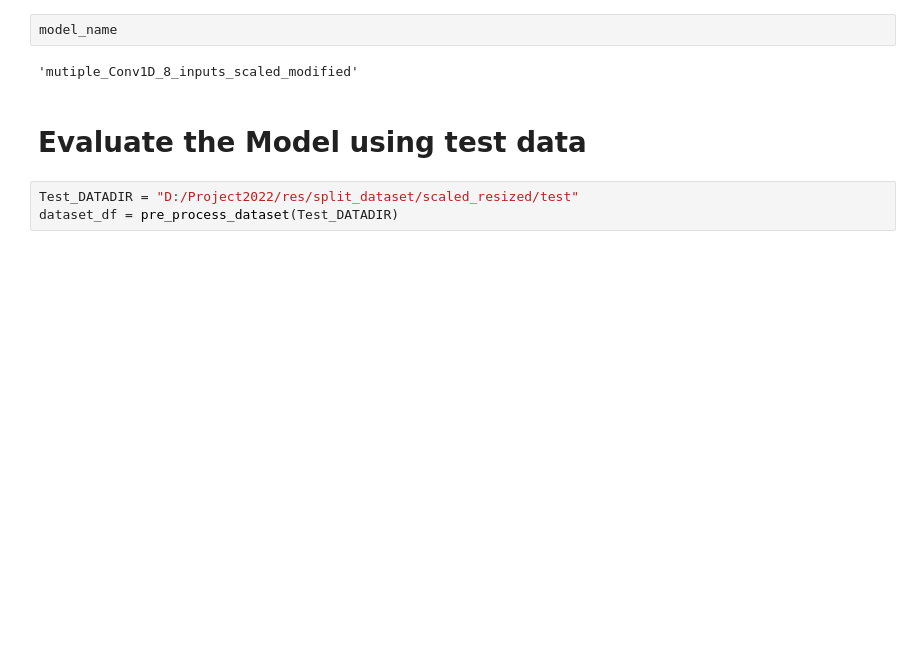
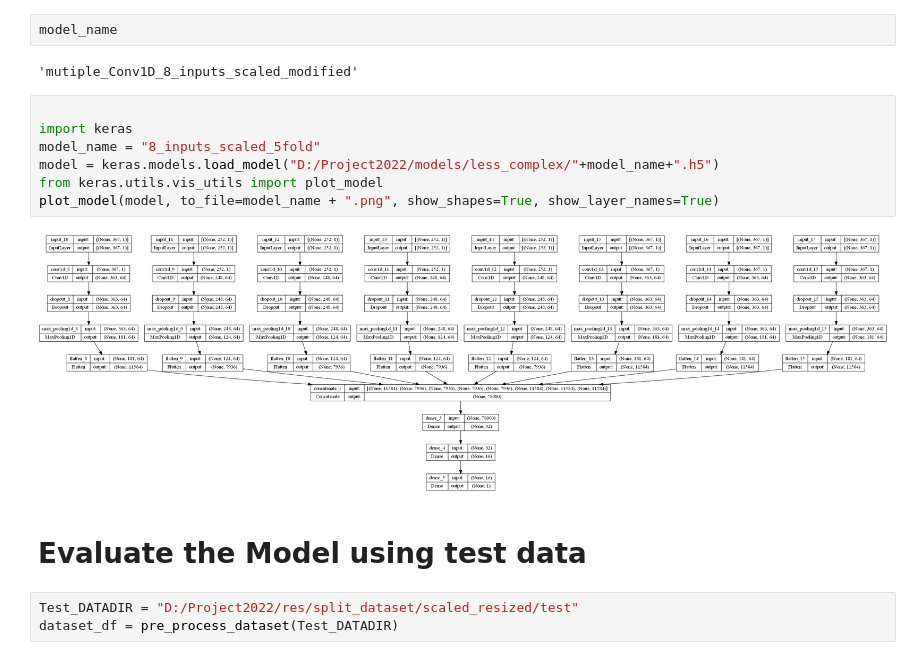
Before and after one commit to RajenRanjithkumar/Medical-Image-Analysis, a Jupyter notebook: 5_fold/8_inputs(scaled).ipynb, the cells around one changed output. Cells and saved outputs as stored; diff of their text form; blank space fills up the shorter version.

Commit message:
5 fold validation done

```diff
--- a/5_fold/8_inputs(scaled).ipynb
+++ b/5_fold/8_inputs(scaled).ipynb
@@ -448,6 +448,15 @@ Epoch 500/500
 model_name
 # %% [output]
 'mutiple_Conv1D_8_inputs_scaled_modified'
+# %%
+
+import keras
+model_name = "8_inputs_scaled_5fold"
+model = keras.models.load_model("D:/Project2022/models/less_complex/"+model_name+".h5")
+from keras.utils.vis_utils import plot_model
+plot_model(model, to_file=model_name + ".png", show_shapes=True, show_layer_names=True)
+# %% [output]
+[figure, added]
 # %% [markdown]
 # Evaluate the Model using test data
 # %%
```
Also changed, not shown: 37 other files.
